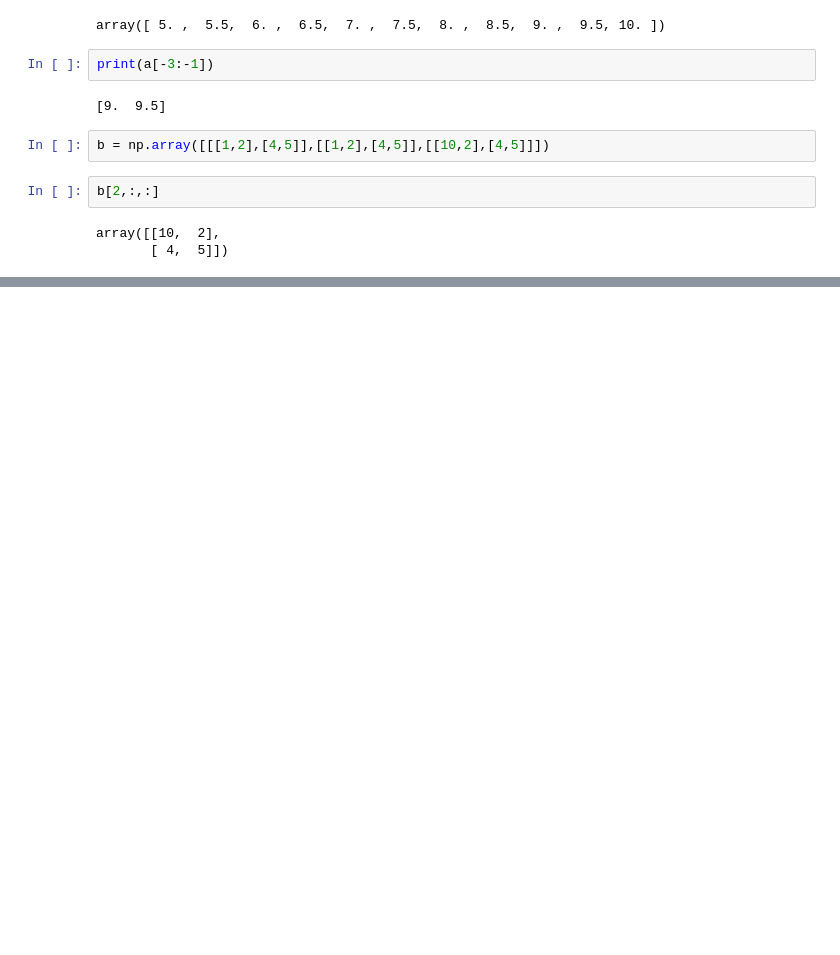
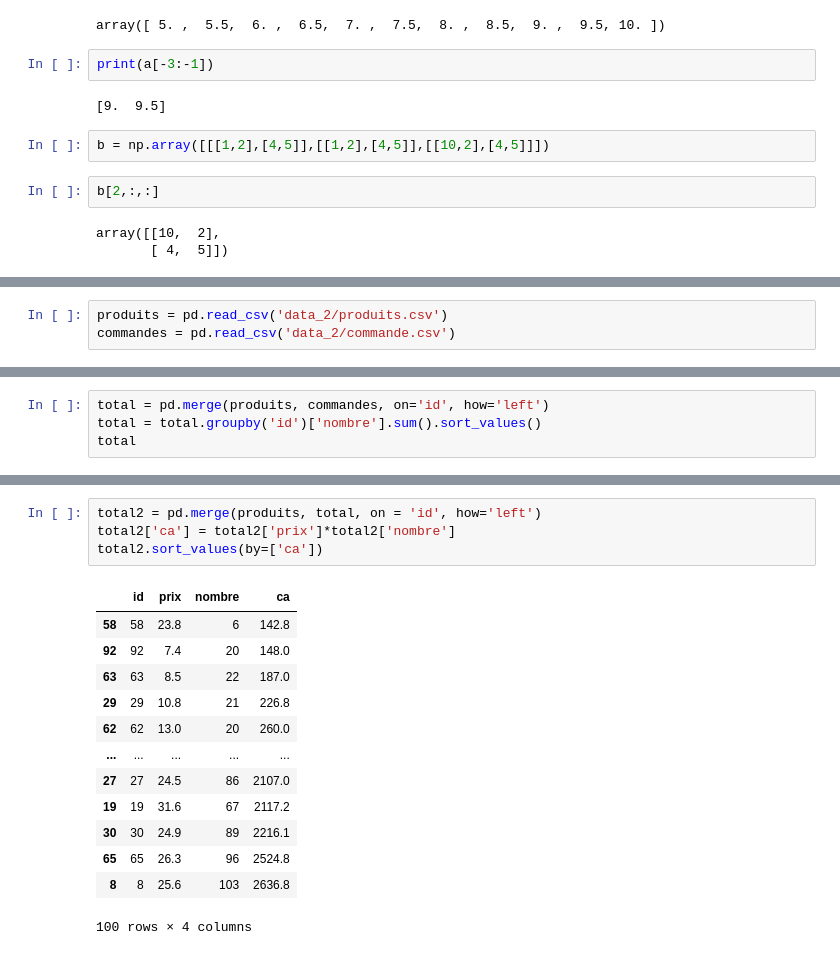
Before and after one commit to Nacim-B/OpenClassrooms-Training, a Jupyter notebook: Project_2.ipynb, the cells around one changed output, grey strips where cells are left out. Saved outputs shown, nothing was run; the diff lists cells and outputs as text; blank space fills up the shorter version.

Commit message:
pandas / dataframe

```diff
--- a/Project_2.ipynb
+++ b/Project_2.ipynb
@@ -71,0 +175,3 @@ array([[10,  2],
+# %%
+produits = pd.read_csv('data_2/produits.csv')
+commandes = pd.read_csv('data_2/commande.csv')
@@ -71,0 +196,4 @@ array([[10,  2],
+# %%
+total = pd.merge(produits, commandes, on='id', how='left')
+total = total.groupby('id')['nombre'].sum().sort_values()
+total
@@ -71,0 +214,18 @@ array([[10,  2],
+# %%
+total2 = pd.merge(produits, total, on = 'id', how='left')
+total2['ca'] = total2['prix']*total2['nombre']
+total2.sort_values(by=['ca'])
+# %% [output]
+|  | id | prix | nombre | ca |
+| 58 | 58 | 23.8 | 6 | 142.8 |
+| 92 | 92 | 7.4 | 20 | 148.0 |
+| 63 | 63 | 8.5 | 22 | 187.0 |
+| 29 | 29 | 10.8 | 21 | 226.8 |
+| 62 | 62 | 13.0 | 20 | 260.0 |
+| ... | ... | ... | ... | ... |
+| 27 | 27 | 24.5 | 86 | 2107.0 |
+| 19 | 19 | 31.6 | 67 | 2117.2 |
+| 30 | 30 | 24.9 | 89 | 2216.1 |
+| 65 | 65 | 26.3 | 96 | 2524.8 |
+| 8 | 8 | 25.6 | 103 | 2636.8 |
+100 rows × 4 columns
```
Also changed, not shown: parts of 17 cells of this notebook.
